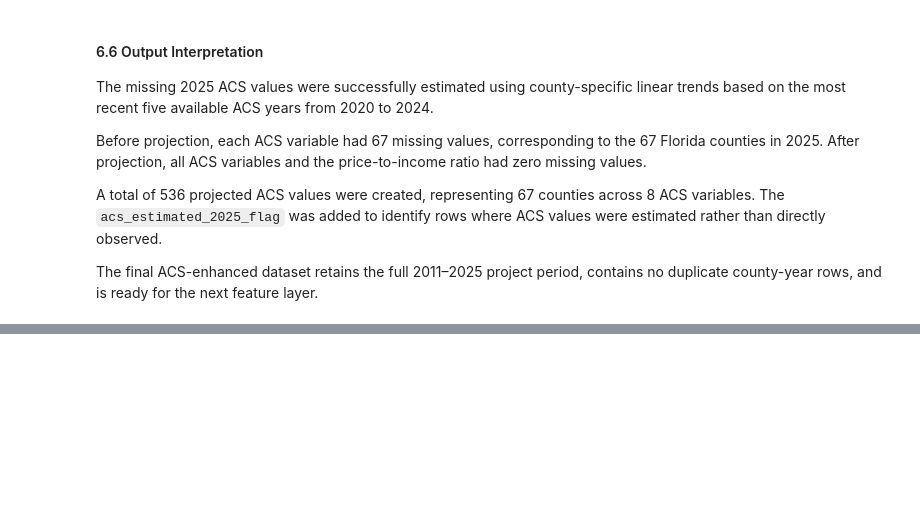
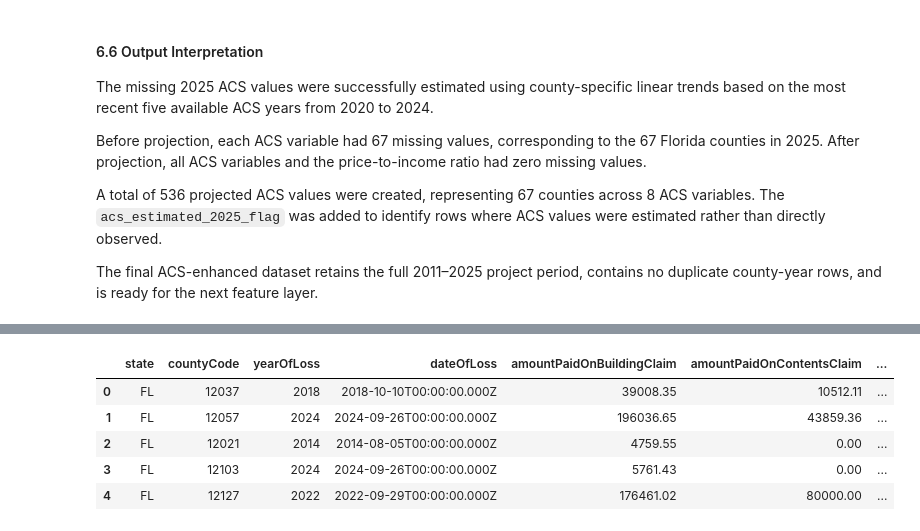
Before and after one commit to NimrahAltafAdam/climate-risk-housing-valuation, a Jupyter notebook: notebooks/04_county_year_vulnerability_dataset.ipynb, the cells around one changed output, grey strips where cells are left out. Cells and saved outputs as stored; diff of their text form; code cells hidden in the pictures; blank space fills up the shorter version.

```diff
--- a/notebooks/04_county_year_vulnerability_dataset.ipynb
+++ b/notebooks/04_county_year_vulnerability_dataset.ipynb
@@ -2826,0 +3504,91 @@ The final ACS-enhanced dataset retains the full 2011–2025 project period, cont
+# %%
+# ==================================================
+# 7.2G Retrieve All Florida NFIP Claims for the Project Period
+# ==================================================
+
+# --------------------------------------------------
+# Define endpoint and selected fields
+# --------------------------------------------------
+
+claims_endpoint = "https://www.fema.gov/api/open/v2/FimaNfipClaims"
+
+claims_select_cols = [
+    "state",
+    "countyCode",
+    "yearOfLoss",
+    "dateOfLoss",
+    "amountPaidOnBuildingClaim",
+    "amountPaidOnContentsClaim",
+    "amountPaidOnIncreasedCostOfComplianceClaim",
+    "netBuildingPaymentAmount",
+    "netContentsPaymentAmount",
+    "netIccPaymentAmount",
+    "totalBuildingInsuranceCoverage",
+    "totalContentsInsuranceCoverage",
+    "policyCount",
+    "id"
+]
+
+claims_filter = "state eq 'FL' and yearOfLoss ge 2011 and yearOfLoss le 2025"
+
+# --------------------------------------------------
+# Retrieve records using pagination
+# --------------------------------------------------
+
+all_claim_records = []
+
+batch_size = 5000
+skip = 0
+
+while True:
+
+    params = {
+        "$filter": claims_filter,
+        "$select": ",".join(claims_select_cols),
+        "$top": batch_size,
+        "$skip": skip
+    }
+
+    response = requests.get(
+        claims_endpoint,
+        params=params,
+        timeout=120
+    )
+
+    print(f"Requested records {skip} to {skip + batch_size}")
+    print("Status code:", response.status_code)
+
+    if response.status_code != 200:
+        print("Request failed.")
+        print(response.text[:500])
+        break
+
+    claims_json = response.json()
+    batch_records = claims_json["FimaNfipClaims"]
+
+    print("Records returned:", len(batch_records))
+
+    if len(batch_records) == 0:
+        break
+
+    all_claim_records.extend(batch_records)
+
+    if len(batch_records) < batch_size:
+        break
+
+    skip += batch_size
+
+# --------------------------------------------------
+# Convert all retrieved records to dataframe
+# --------------------------------------------------
+
+claims_fl_all = pd.DataFrame(all_claim_records)
+
+print("\nTotal Florida NFIP claim records retrieved:")
+print(len(claims_fl_all))
+
+print("\nDataset shape:")
+print(claims_fl_all.shape)
+
+display(claims_fl_all.head())
+# %% [output]
@@ -2826,0 +3612,6 @@ The final ACS-enhanced dataset retains the full 2011–2025 project period, cont
+|  | state | countyCode | yearOfLoss | dateOfLoss | amountPaidOnBuildingClaim | amountPaidOnContentsClaim | ... |
+| 0 | FL | 12037 | 2018 | 2018-10-10T00:00:00.000Z | 39008.35 | 10512.11 | ... |
+| 1 | FL | 12057 | 2024 | 2024-09-26T00:00:00.000Z | 196036.65 | 43859.36 | ... |
+| 2 | FL | 12021 | 2014 | 2014-08-05T00:00:00.000Z | 4759.55 | 0.00 | ... |
+| 3 | FL | 12103 | 2024 | 2024-09-26T00:00:00.000Z | 5761.43 | 0.00 | ... |
+| 4 | FL | 12127 | 2022 | 2022-09-29T00:00:00.000Z | 176461.02 | 80000.00 | ... |
```
Also changed, not shown: parts of 33 cells of this notebook.
